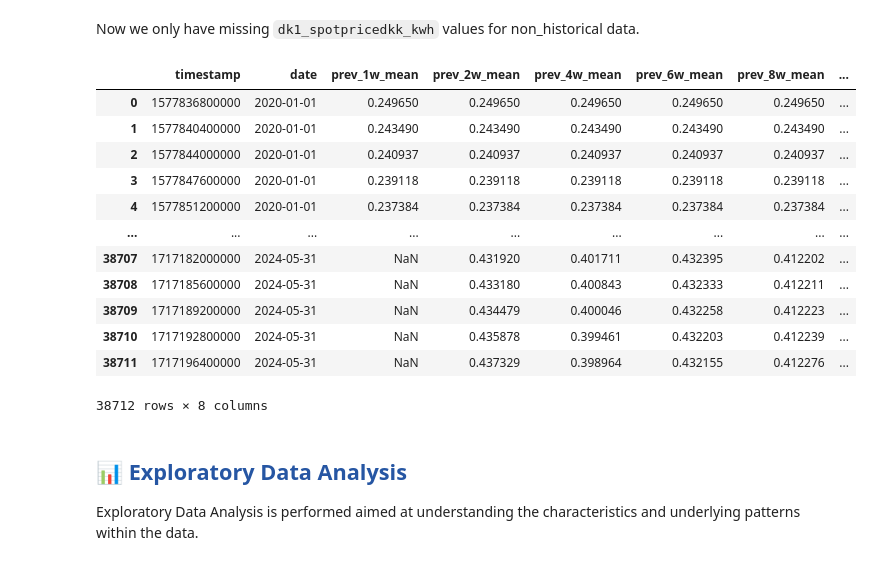
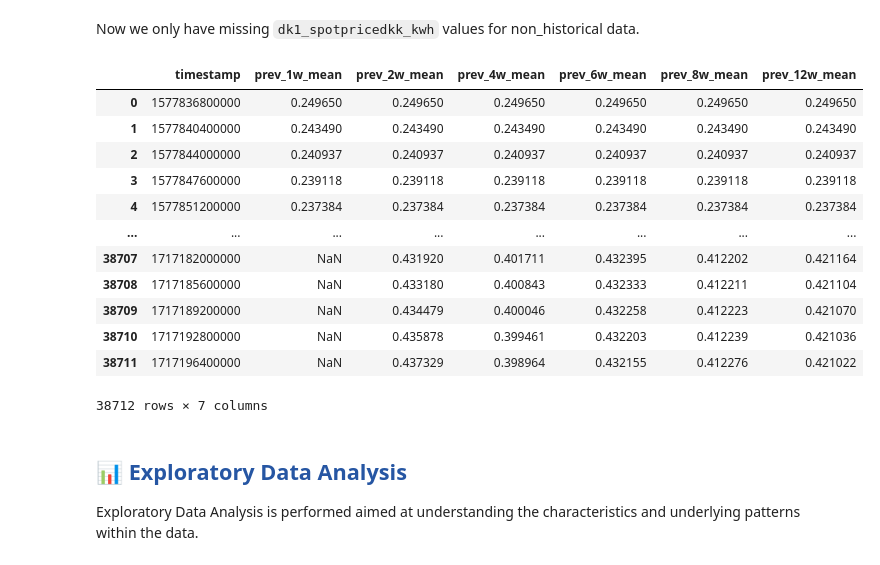
Before and after one commit to Benj3037/bds_m7_second-semester-project, a Jupyter notebook: pipeline/1_feature_backfill.ipynb, the cells around one changed output. Cells and saved outputs as stored; diff of their text form; code cells hidden in the pictures.

```diff
--- a/pipeline/1_feature_backfill.ipynb
+++ b/pipeline/1_feature_backfill.ipynb
@@ -362,44 +355,44 @@ Now we only have missing `dk1_spotpricedkk_kwh` values for non_historical data.
 # %%
 # Defining a copy of the combined data to avoid modifying the original dataframe
 electricity_window_df = merge_data_for_rolling.copy()
 
 # Adding a column with the mean for the previous 1 week
 electricity_window_df['prev_1w_mean'] = electricity_window_df['dk1_spotpricedkk_kwh'].rolling(window=24*(1*7), min_periods=1).mean()
 
 # Adding a column with the mean for the previous 2 weeks
 electricity_window_df['prev_2w_mean'] = electricity_window_df['dk1_spotpricedkk_kwh'].rolling(window=24*(2*7), min_periods=1).mean()
 
 # Adding a column with the mean for the previous 4 weeks
 electricity_window_df['prev_4w_mean'] = electricity_window_df['dk1_spotpricedkk_kwh'].rolling(window=24*(4*7), min_periods=1).mean()
 
 # Adding a column with the mean for the previous 6 weeks
 electricity_window_df['prev_6w_mean'] = electricity_window_df['dk1_spotpricedkk_kwh'].rolling(window=24*(6*7), min_periods=1).mean()
 
 # Adding a column with the mean for the previous 8 weeks
 electricity_window_df['prev_8w_mean'] = electricity_window_df['dk1_spotpricedkk_kwh'].rolling(window=24*(8*7), min_periods=1).mean()
 
 # Adding a column with the mean for the previous 12 weeks
 electricity_window_df['prev_12w_mean'] = electricity_window_df['dk1_spotpricedkk_kwh'].rolling(window=24*(12*7), min_periods=1).mean()
 
 # Only keep the columns 'timestamp', 'prev_1w_mean', 'prev_2w_mean', and 'prev_4w_mean'
-electricity_window_df=electricity_window_df[['timestamp', 'date', 'prev_1w_mean', 'prev_2w_mean', 'prev_4w_mean', 'prev_6w_mean', 'prev_8w_mean', 'prev_12w_mean']]
+electricity_window_df=electricity_window_df[['timestamp', 'prev_1w_mean', 'prev_2w_mean', 'prev_4w_mean', 'prev_6w_mean', 'prev_8w_mean', 'prev_12w_mean']]
 
 # Display the DataFrame with the new columns of rolling means
 electricity_window_df
 # %% [output]
-|  | timestamp | date | prev_1w_mean | prev_2w_mean | prev_4w_mean | prev_6w_mean | prev_8w_mean | ... |
-| 0 | 1577836800000 | 2020-01-01 | 0.249650 | 0.249650 | 0.249650 | 0.249650 | 0.249650 | ... |
-| 1 | 1577840400000 | 2020-01-01 | 0.243490 | 0.243490 | 0.243490 | 0.243490 | 0.243490 | ... |
-| 2 | 1577844000000 | 2020-01-01 | 0.240937 | 0.240937 | 0.240937 | 0.240937 | 0.240937 | ... |
-| 3 | 1577847600000 | 2020-01-01 | 0.239118 | 0.239118 | 0.239118 | 0.239118 | 0.239118 | ... |
-| 4 | 1577851200000 | 2020-01-01 | 0.237384 | 0.237384 | 0.237384 | 0.237384 | 0.237384 | ... |
-| ... | ... | ... | ... | ... | ... | ... | ... | ... |
-| 38707 | 1717182000000 | 2024-05-31 | NaN | 0.431920 | 0.401711 | 0.432395 | 0.412202 | ... |
-| 38708 | 1717185600000 | 2024-05-31 | NaN | 0.433180 | 0.400843 | 0.432333 | 0.412211 | ... |
-| 38709 | 1717189200000 | 2024-05-31 | NaN | 0.434479 | 0.400046 | 0.432258 | 0.412223 | ... |
-| 38710 | 1717192800000 | 2024-05-31 | NaN | 0.435878 | 0.399461 | 0.432203 | 0.412239 | ... |
-| 38711 | 1717196400000 | 2024-05-31 | NaN | 0.437329 | 0.398964 | 0.432155 | 0.412276 | ... |
+|  | timestamp | prev_1w_mean | prev_2w_mean | prev_4w_mean | prev_6w_mean | prev_8w_mean | prev_12w_mean |
+| 0 | 1577836800000 | 0.249650 | 0.249650 | 0.249650 | 0.249650 | 0.249650 | 0.249650 |
+| 1 | 1577840400000 | 0.243490 | 0.243490 | 0.243490 | 0.243490 | 0.243490 | 0.243490 |
+| 2 | 1577844000000 | 0.240937 | 0.240937 | 0.240937 | 0.240937 | 0.240937 | 0.240937 |
+| 3 | 1577847600000 | 0.239118 | 0.239118 | 0.239118 | 0.239118 | 0.239118 | 0.239118 |
+| 4 | 1577851200000 | 0.237384 | 0.237384 | 0.237384 | 0.237384 | 0.237384 | 0.237384 |
+| ... | ... | ... | ... | ... | ... | ... | ... |
+| 38707 | 1717182000000 | NaN | 0.431920 | 0.401711 | 0.432395 | 0.412202 | 0.421164 |
+| 38708 | 1717185600000 | NaN | 0.433180 | 0.400843 | 0.432333 | 0.412211 | 0.421104 |
+| 38709 | 1717189200000 | NaN | 0.434479 | 0.400046 | 0.432258 | 0.412223 | 0.421070 |
+| 38710 | 1717192800000 | NaN | 0.435878 | 0.399461 | 0.432203 | 0.412239 | 0.421036 |
+| 38711 | 1717196400000 | NaN | 0.437329 | 0.398964 | 0.432155 | 0.412276 | 0.421022 |
-38712 rows × 8 columns
+38712 rows × 7 columns
 # %% [markdown]
 ## <span style="color:#2656a3;"> 📊 Exploratory Data Analysis
 Exploratory Data Analysis is performed aimed at understanding the characteristics and underlying patterns within the data.
```
Also changed, not shown: parts of 1 cell of this notebook.
